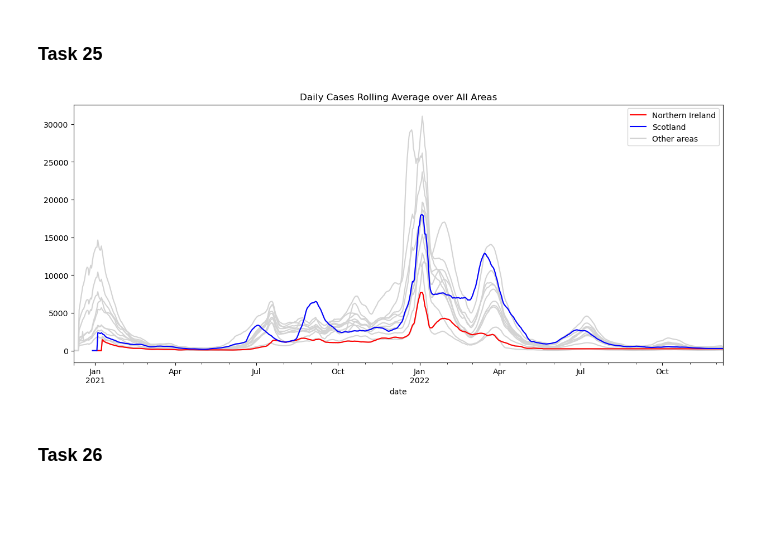
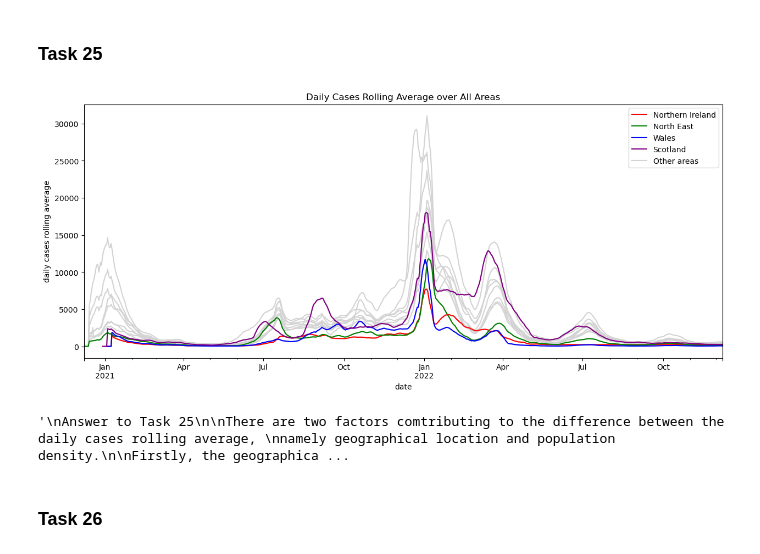
Before and after one commit to congrendai/CW2_for_computer_programing, a Jupyter notebook: CW2_A1.ipynb, the cells around one changed output. Drawn from its saved outputs; the diff is of its cells as text; code cells hidden in the pictures; blank space fills up the shorter version.

```diff
--- a/CW2_A1.ipynb
+++ b/CW2_A1.ipynb
@@ -147,12 +147,9 @@ covid_data["cumulative_vaccinated"] = covid_data.groupby("area")["cumulative_vac
 ### Task 10
 # %%
 # Drop the rows with missing data of cumulative metrics
-if covid_data["cumulative_deaths"].isnull().sum() != 0:
-    covid_data.drop(covid_data[covid_data["cumulative_deaths"].isnull() == True].index, inplace=True)
-if covid_data["cumulative_cases"].isnull().sum() != 0:
-    covid_data.drop(covid_data[covid_data["cumulative_cases"].isnull() == True].index, inplace=True)
-if covid_data["cumulative_vaccinated"].isnull().sum() != 0:
-    covid_data.drop(covid_data[covid_data["cumulative_vaccinated"].isnull() == True].index, inplace=True)
+covid_data.drop(covid_data[covid_data["cumulative_deaths"].isnull() == True].index, inplace=True)
+covid_data.drop(covid_data[covid_data["cumulative_cases"].isnull() == True].index, inplace=True)
+covid_data.drop(covid_data[covid_data["cumulative_vaccinated"].isnull() == True].index, inplace=True)
 # %% [markdown]
 ### Task 11
 # %%
@@ -452,27 +456,43 @@ peak cases as the other areas from April 2022 to the end of 2022.
 # %%
 # 1.0 Intermediate dataframe
 daily_cases_rolling_average_Northern_Ireland = covid_data[covid_data["area"] == "Northern Ireland"].groupby(["date"])["daily_cases_roll_avg"].sum()
+daily_cases_rolling_average_North_East = covid_data[covid_data["area"] == "North East"].groupby(["date"])["daily_cases_roll_avg"].sum()
+daily_cases_rolling_average_Wales = covid_data[covid_data["area"] == "Wales"].groupby(["date"])["daily_cases_roll_avg"].sum()
 daily_cases_rolling_average_Scotland = covid_data[covid_data["area"] == "Scotland"].groupby(["date"])["daily_cases_roll_avg"].sum()
-daily_cases_rolling_average_London = covid_data[covid_data["area"] == "London"].groupby(["date"])["daily_cases_roll_avg"].sum()
-daily_cases_rolling_average_England = covid_data[covid_data["area"] == "England"].groupby(["date"])["daily_cases_roll_avg"].sum()
+
 # 2.0 Plot to intermediate dataframe
 fig = plt.figure(figsize=(15, 6))
 ax = fig.add_subplot(111)
 daily_cases_rolling_average_separated_by_areas.plot(ax=ax, color = "lightgrey")
 daily_cases_rolling_average_Northern_Ireland.plot(ax=ax, color = "red")
-daily_cases_rolling_average_Scotland.plot(ax=ax, color = "blue")
+daily_cases_rolling_average_North_East.plot(ax=ax, color = "green")
+daily_cases_rolling_average_Wales.plot(ax=ax, color = "blue")
+daily_cases_rolling_average_Scotland.plot(ax=ax, color = "purple")
 plt.title("Daily Cases Rolling Average over All Areas")
 plt.ylabel("daily cases rolling average")
-plt.legend(['Northern Ireland', 'Scotland', "Other areas"])
+plt.legend(["Northern Ireland", "North East", "Wales", "Scotland", "Other areas"])
 ax.get_legend().legendHandles[0].set_color("red")
-ax.get_legend().legendHandles[1].set_color("blue")
-ax.get_legend().legendHandles[2].set_color("lightgray")
+ax.get_legend().legendHandles[1].set_color("green")
+ax.get_legend().legendHandles[2].set_color("blue")
+ax.get_legend().legendHandles[3].set_color("purple")
+ax.get_legend().legendHandles[4].set_color("lightgrey")
+plt.show()
 
+"""
+Answer to Task 25
 
+There are two factors comtributing to the difference between the daily cases rolling average,
+namely geographical location and population density.
 
-plt.show()
+Firstly, the geographical location of Northern Ireland, North East, Wales, and Scotland are far away
+from the center of the covid-19 outbreak, which is London. As a result, the daily cases rolling average
+
+Secondly, the population density of Northern Ireland, North East, Wales, and Scotland are
+
+"""
 # %% [output]
-[figure, old version]
+[figure, new version]
+'\nAnswer to Task 25\n\nThere are two factors comtributing to the difference between the daily cases rolling average, \nnamely geographical location and population density.\n\nFirstly, the geographica ...
 # %% [markdown]
 ### Task 26
 # %%
```
Also changed, not shown: parts of 10 cells of this notebook, 3 other files.
